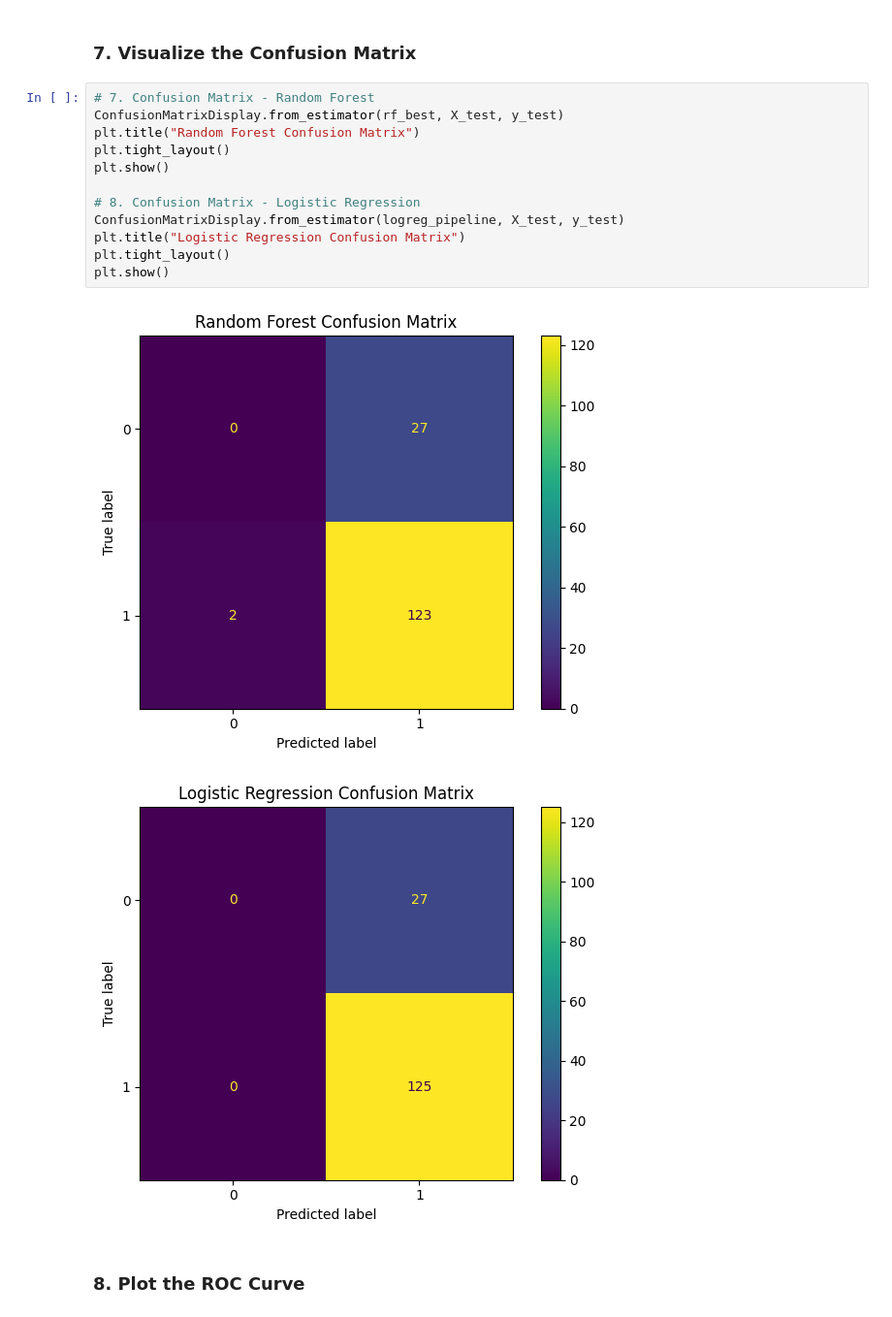
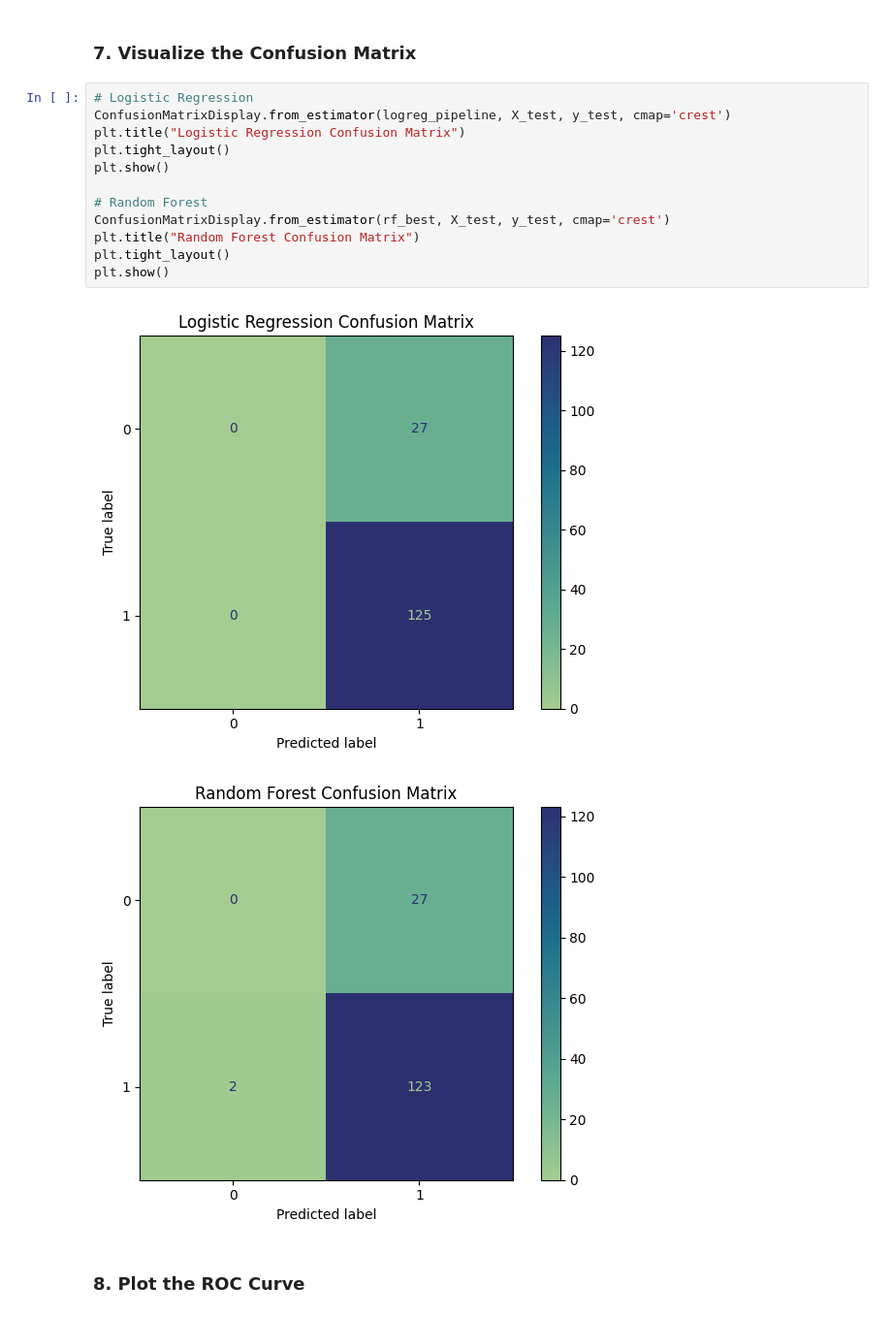
Before and after one commit to Bdowdle4/Dowdle_Analytics_Capstone, a Jupyter notebook: Notebooks/modeling.ipynb, the cells around one changed output. Shown: that part at 97% size. Drawn from its saved outputs; the diff is of its cells as text.

```diff
--- a/Notebooks/modeling.ipynb
+++ b/Notebooks/modeling.ipynb
@@ -158,20 +158,20 @@ Logistic Regression ROC AUC: 0.7182222222222223
 # %% [markdown]
 ### 7. Visualize the Confusion Matrix
 # %%
-# 7. Confusion Matrix - Random Forest
-ConfusionMatrixDisplay.from_estimator(rf_best, X_test, y_test)
+# Logistic Regression
+ConfusionMatrixDisplay.from_estimator(logreg_pipeline, X_test, y_test, cmap='crest')
+plt.title("Logistic Regression Confusion Matrix")
+plt.tight_layout()
+plt.show()
+
+# Random Forest
+ConfusionMatrixDisplay.from_estimator(rf_best, X_test, y_test, cmap='crest')
 plt.title("Random Forest Confusion Matrix")
 plt.tight_layout()
 plt.show()
-
-# 8. Confusion Matrix - Logistic Regression
-ConfusionMatrixDisplay.from_estimator(logreg_pipeline, X_test, y_test)
-plt.title("Logistic Regression Confusion Matrix")
-plt.tight_layout()
-plt.show()
 # %% [output]
-[figure, old version]
+[figure, new version]
-[figure, old version]
+[figure, new version]
 # %% [markdown]
 ### 8. Plot the ROC Curve
 # %%
```
Also changed, not shown: parts of 7 cells of this notebook.
